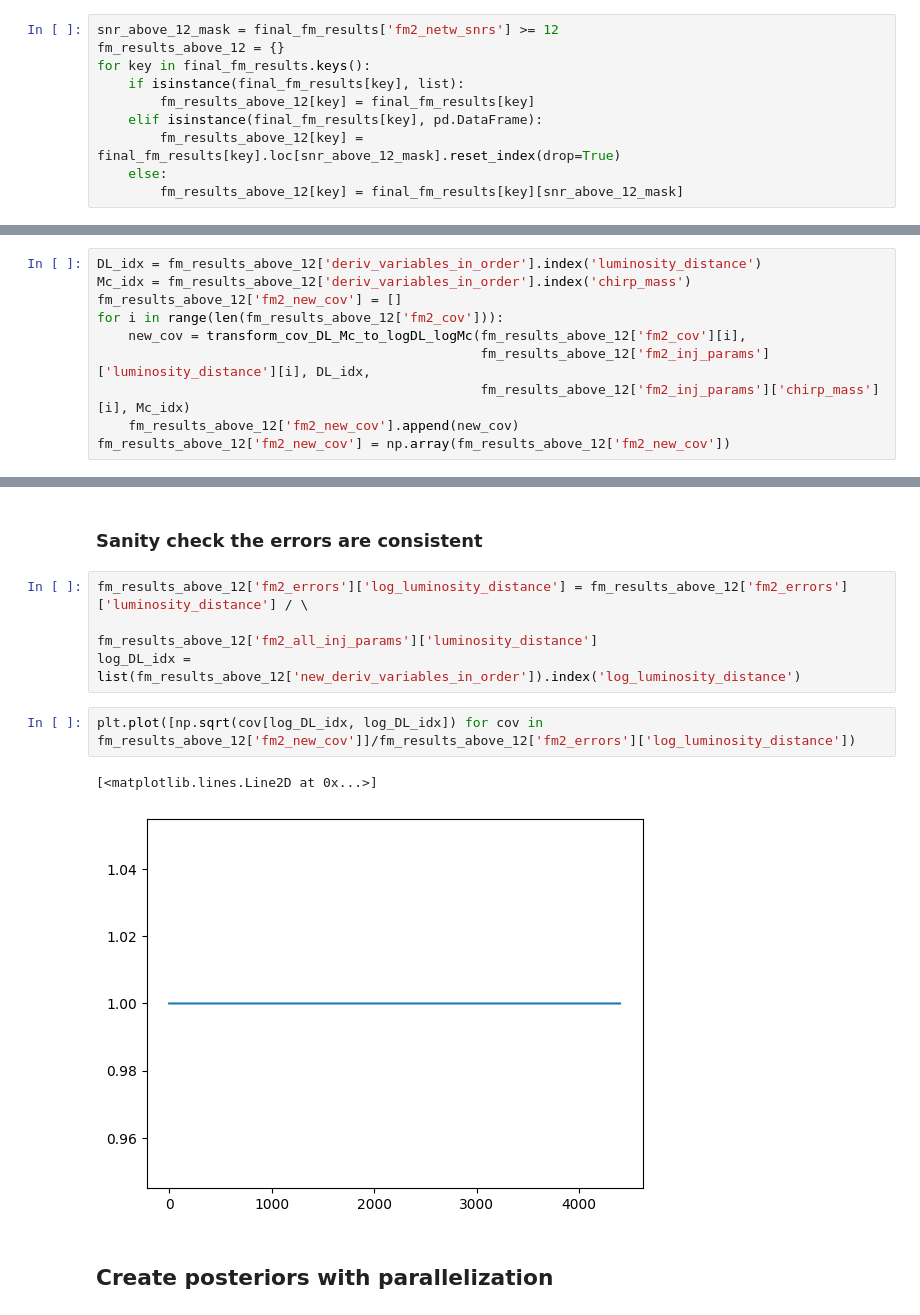
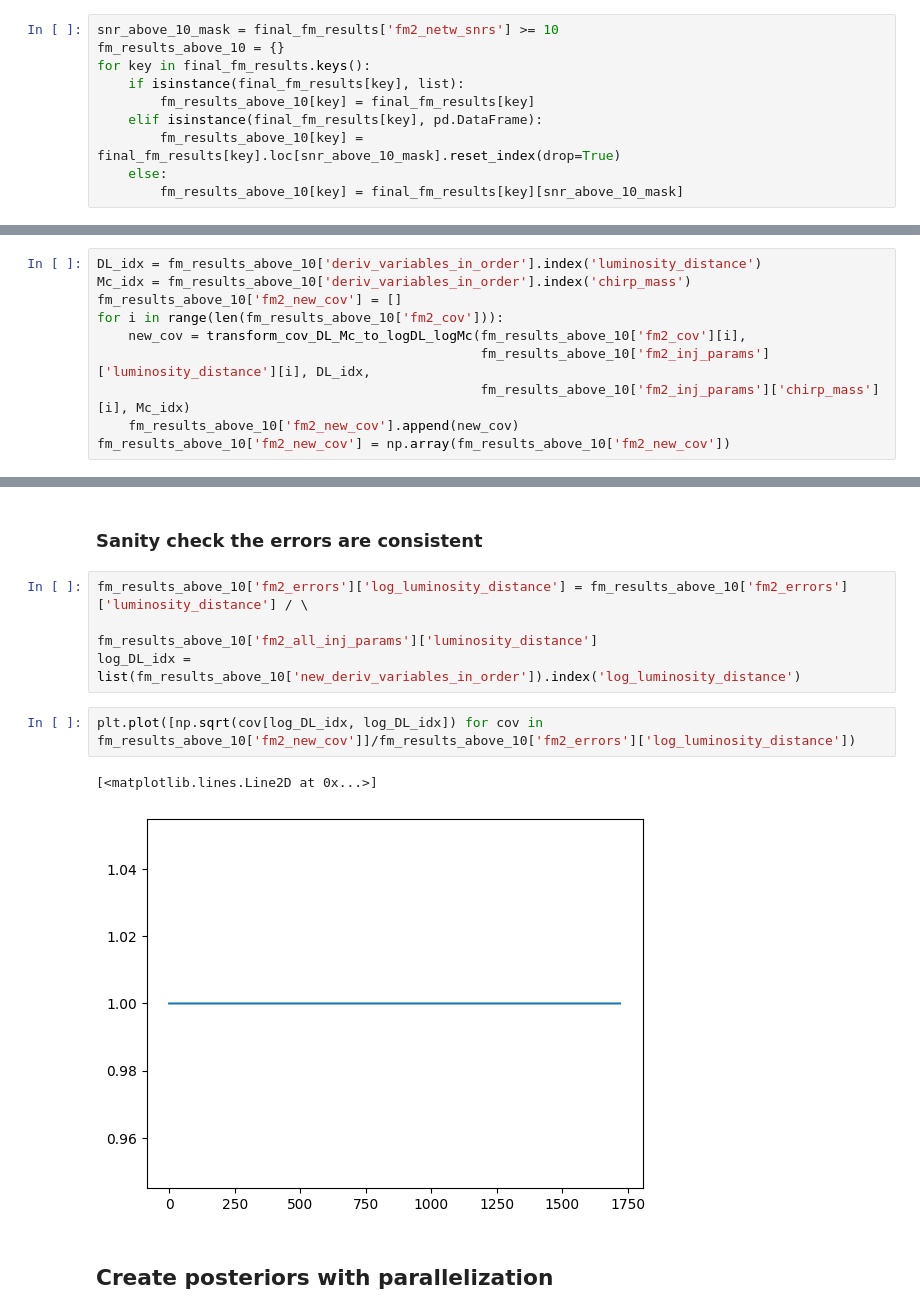
Before and after one commit to divyajyoti09/next_gen_detect, a Jupyter notebook: A-sharp_z_peak_mapping/create_posteriors_from_gwfish_repeat_fm.ipynb, the cells around one changed output, grey strips where cells are left out. Saved outputs shown, nothing was run; the diff lists cells and outputs as text.

```diff
--- a/A-sharp_z_peak_mapping/create_posteriors_from_gwfish_repeat_fm.ipynb
+++ b/A-sharp_z_peak_mapping/create_posteriors_from_gwfish_repeat_fm.ipynb
@@ -578,13 +579,13 @@ for key, val in fm_results_combined.items():
 # %%
-snr_above_12_mask = final_fm_results['fm2_netw_snrs'] >= 12
-fm_results_above_12 = {}
+snr_above_10_mask = final_fm_results['fm2_netw_snrs'] >= 10
+fm_results_above_10 = {}
 for key in final_fm_results.keys():
     if isinstance(final_fm_results[key], list):
-        fm_results_above_12[key] = final_fm_results[key]
+        fm_results_above_10[key] = final_fm_results[key]
     elif isinstance(final_fm_results[key], pd.DataFrame):
-        fm_results_above_12[key] = final_fm_results[key].loc[snr_above_12_mask].reset_index(drop=True)
+        fm_results_above_10[key] = final_fm_results[key].loc[snr_above_10_mask].reset_index(drop=True)
     else:
-        fm_results_above_12[key] = final_fm_results[key][snr_above_12_mask]
+        fm_results_above_10[key] = final_fm_results[key][snr_above_10_mask]
 # %%
 [(key, type(val), len(val)) for key, val in fm_results_above_12.items()]
 # %% [output]
@@ -673,13 +674,13 @@ Index(['chirp_mass', 'mass_ratio', 'luminosity_distance', 'theta_jn', 'phase',
        'geocent_time', 'ra', 'dec', 'psi'],
       dtype='object')
 # %%
-DL_idx = fm_results_above_12['deriv_variables_in_order'].index('luminosity_distance')
-Mc_idx = fm_results_above_12['deriv_variables_in_order'].index('chirp_mass')
-fm_results_above_12['fm2_new_cov'] = []
-for i in range(len(fm_results_above_12['fm2_cov'])):
-    new_cov = transform_cov_DL_Mc_to_logDL_logMc(fm_results_above_12['fm2_cov'][i],
-                                                 fm_results_above_12['fm2_inj_params']['luminosity_distance'][i], DL_idx,
-                                                 fm_results_above_12['fm2_inj_params']['chirp_mass'][i], Mc_idx)
-    fm_results_above_12['fm2_new_cov'].append(new_cov)
-fm_results_above_12['fm2_new_cov'] = np.array(fm_results_above_12['fm2_new_cov'])
+DL_idx = fm_results_above_10['deriv_variables_in_order'].index('luminosity_distance')
+Mc_idx = fm_results_above_10['deriv_variables_in_order'].index('chirp_mass')
+fm_results_above_10['fm2_new_cov'] = []
+for i in range(len(fm_results_above_10['fm2_cov'])):
+    new_cov = transform_cov_DL_Mc_to_logDL_logMc(fm_results_above_10['fm2_cov'][i],
+                                                 fm_results_above_10['fm2_inj_params']['luminosity_distance'][i], DL_idx,
+                                                 fm_results_above_10['fm2_inj_params']['chirp_mass'][i], Mc_idx)
+    fm_results_above_10['fm2_new_cov'].append(new_cov)
+fm_results_above_10['fm2_new_cov'] = np.array(fm_results_above_10['fm2_new_cov'])
 # %%
@@ -689,14 +690,14 @@ dict_keys(['fm2_netw_snrs', 'fm2_errors', 'fm2_sky_locs', 'fm2_all_inj_params',
 # %% [markdown]
 ### Sanity check the errors are consistent
 # %%
-fm_results_above_12['fm2_errors']['log_luminosity_distance'] = fm_results_above_12['fm2_errors']['luminosity_distance'] / \
-                                                                fm_results_above_12['fm2_all_inj_params']['luminosity_distance']
-log_DL_idx = list(fm_results_above_12['new_deriv_variables_in_order']).index('log_luminosity_distance')
+fm_results_above_10['fm2_errors']['log_luminosity_distance'] = fm_results_above_10['fm2_errors']['luminosity_distance'] / \
+                                                                fm_results_above_10['fm2_all_inj_params']['luminosity_distance']
+log_DL_idx = list(fm_results_above_10['new_deriv_variables_in_order']).index('log_luminosity_distance')
 # %%
-plt.plot([np.sqrt(cov[log_DL_idx, log_DL_idx]) for cov in fm_results_above_12['fm2_new_cov']]/fm_results_above_12['fm2_errors']['log_luminosity_distance'])
+plt.plot([np.sqrt(cov[log_DL_idx, log_DL_idx]) for cov in fm_results_above_10['fm2_new_cov']]/fm_results_above_10['fm2_errors']['log_luminosity_distance'])
 # %% [output]
 [<matplotlib.lines.Line2D at 0x...>]
-[figure, old version]
+[figure, new version]
 # %% [markdown]
 ## Create posteriors with parallelization
 # %%
```
Also changed, not shown: parts of 53 cells of this notebook, 29 other files.
